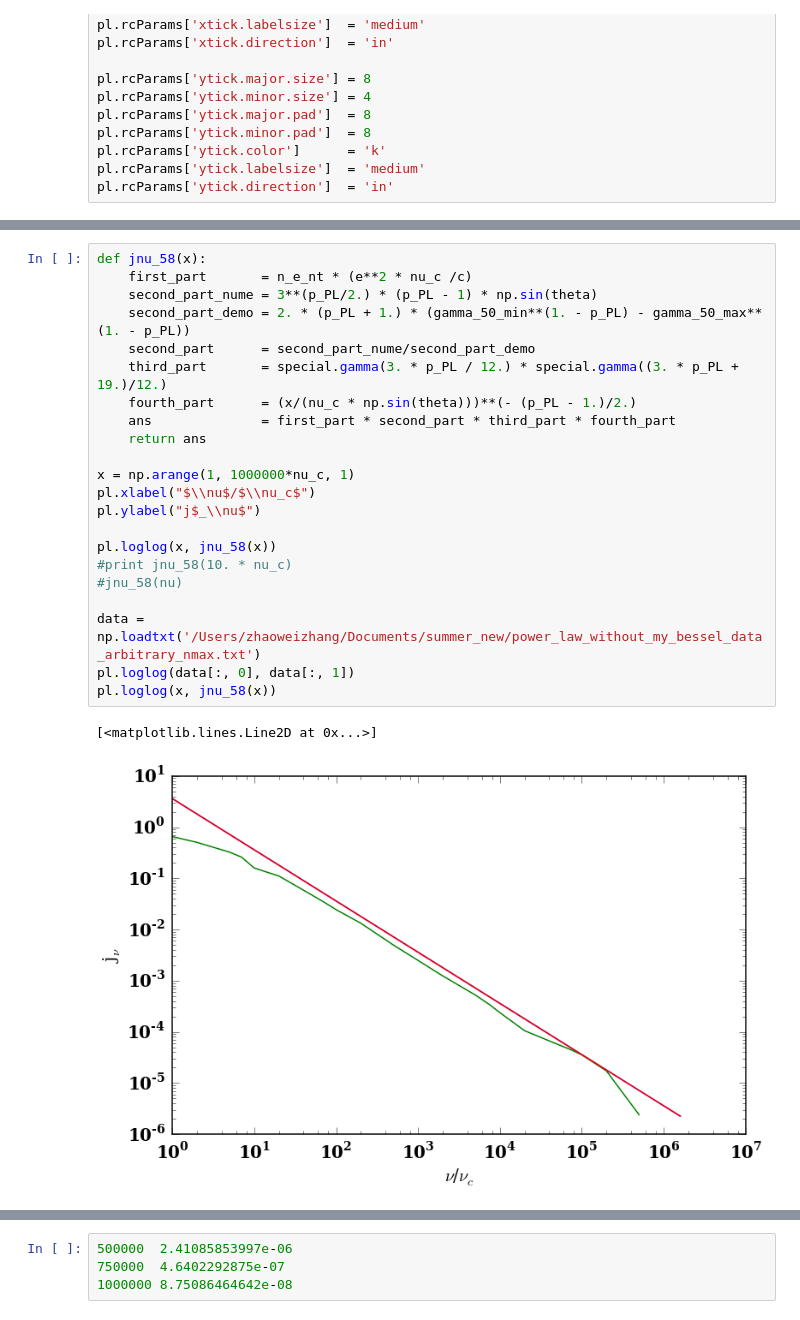
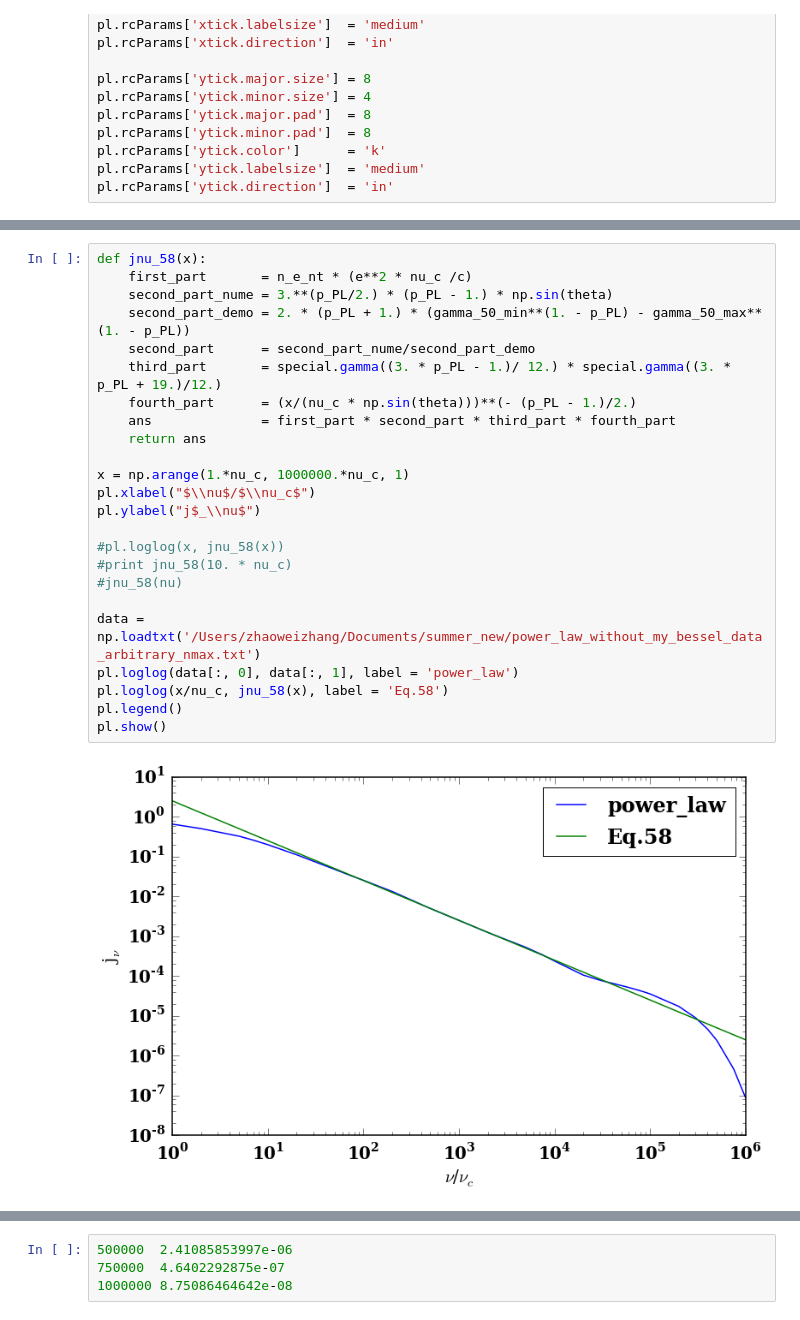
Before and after one commit to ZhaoweiZ/kappa_summer, a Jupyter notebook: power_law_with_arbitrary_n_peak.ipynb, the cells around one changed output, grey strips where cells are left out. Drawn from its saved outputs; the diff is of its cells as text.

Commit message:
have plotted kappa, now figuring how to deal with step summation in power law

```diff
--- a/power_law_with_arbitrary_n_peak.ipynb
+++ b/power_law_with_arbitrary_n_peak.ipynb
@@ -191,28 +191,29 @@ print jnu_62_sum_to_n_max_integral_to_n_limit(n_max)
 # %%
 def jnu_58(x):
     first_part       = n_e_nt * (e**2 * nu_c /c)
-    second_part_nume = 3**(p_PL/2.) * (p_PL - 1) * np.sin(theta)
+    second_part_nume = 3.**(p_PL/2.) * (p_PL - 1.) * np.sin(theta)
     second_part_demo = 2. * (p_PL + 1.) * (gamma_50_min**(1. - p_PL) - gamma_50_max**(1. - p_PL))
     second_part      = second_part_nume/second_part_demo
-    third_part       = special.gamma(3. * p_PL / 12.) * special.gamma((3. * p_PL + 19.)/12.)
+    third_part       = special.gamma((3. * p_PL - 1.)/ 12.) * special.gamma((3. * p_PL + 19.)/12.)
     fourth_part      = (x/(nu_c * np.sin(theta)))**(- (p_PL - 1.)/2.)
     ans              = first_part * second_part * third_part * fourth_part
     return ans
 
-x = np.arange(1, 1000000*nu_c, 1)
+x = np.arange(1.*nu_c, 1000000.*nu_c, 1)
 pl.xlabel("$\\nu$/$\\nu_c$")
 pl.ylabel("j$_\\nu$")
 
-pl.loglog(x, jnu_58(x))
+#pl.loglog(x, jnu_58(x))
 #print jnu_58(10. * nu_c)
 #jnu_58(nu)
 
 data = np.loadtxt('/Users/zhaoweizhang/Documents/summer_new/power_law_without_my_bessel_data_arbitrary_nmax.txt')
-pl.loglog(data[:, 0], data[:, 1])
-pl.loglog(x, jnu_58(x))
+pl.loglog(data[:, 0], data[:, 1], label = 'power_law')
+pl.loglog(x/nu_c, jnu_58(x), label = 'Eq.58')
+pl.legend()
+pl.show()
 # %% [output]
-[<matplotlib.lines.Line2D at 0x...>]
-[figure, old version]
+[figure, new version]
 # %%
 data = np.loadtxt('/Users/zhaoweizhang/Documents/summer_new/power_law_without_my_bessel_data_arbitrary_nmax.txt')
 
```
Also changed, not shown: parts of 3 cells of this notebook, 3 other files.
